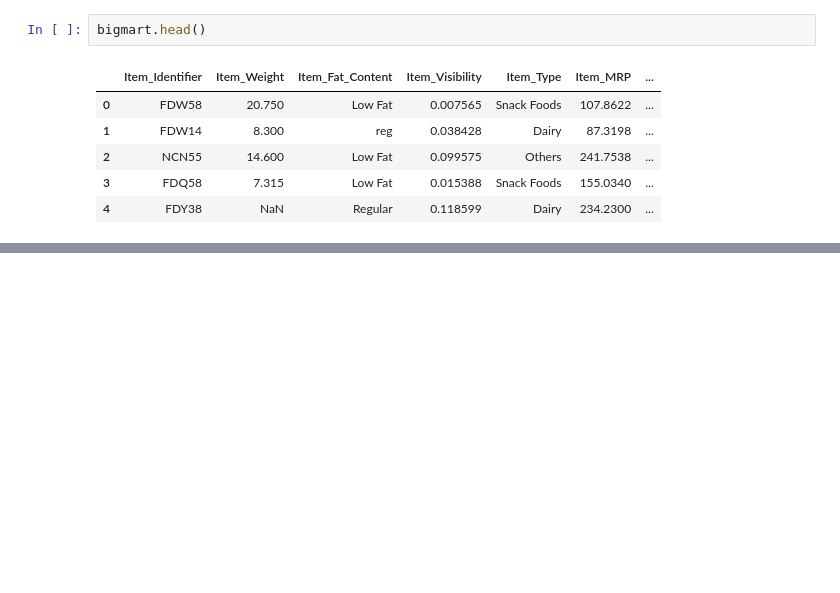
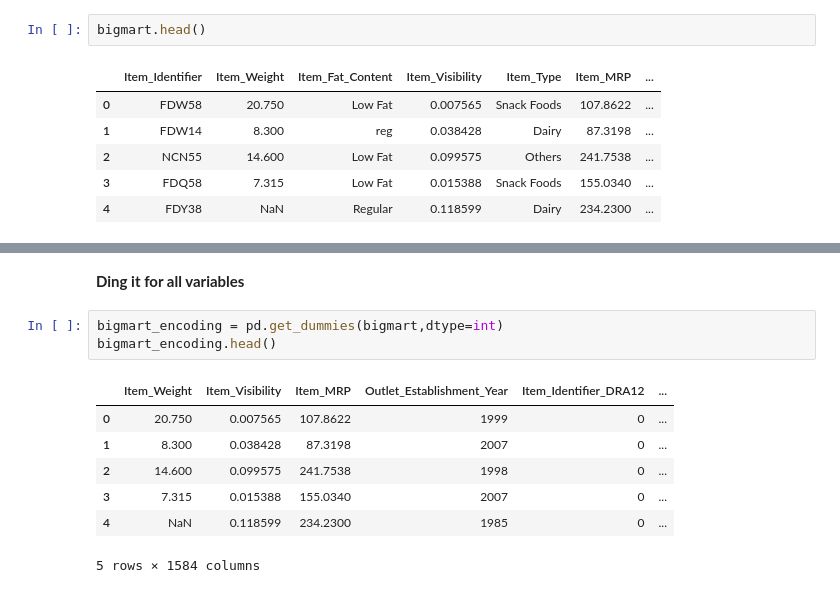
Before and after one commit to CyberWol-12/feature-encoding-techniques, a Jupyter notebook: feature-encoding-techniques.ipynb, the cells around one changed output, grey strips where cells are left out. Cells and saved outputs as stored; diff of their text form; blank space fills up the shorter version.

```diff
--- a/feature-encoding-techniques.ipynb
+++ b/feature-encoding-techniques.ipynb
@@ -469,0 +512,13 @@ bigmart.head()
+# %% [markdown]
+**Ding it for all variables**
+# %%
+bigmart_encoding = pd.get_dummies(bigmart,dtype=int)
+bigmart_encoding.head()
+# %% [output]
+|  | Item_Weight | Item_Visibility | Item_MRP | Outlet_Establishment_Year | Item_Identifier_DRA12 | ... |
+| 0 | 20.750 | 0.007565 | 107.8622 | 1999 | 0 | ... |
+| 1 | 8.300 | 0.038428 | 87.3198 | 2007 | 0 | ... |
+| 2 | 14.600 | 0.099575 | 241.7538 | 1998 | 0 | ... |
+| 3 | 7.315 | 0.015388 | 155.0340 | 2007 | 0 | ... |
+| 4 | NaN | 0.118599 | 234.2300 | 1985 | 0 | ... |
+5 rows × 1584 columns
```
Also changed, not shown: parts of 14 cells of this notebook.
